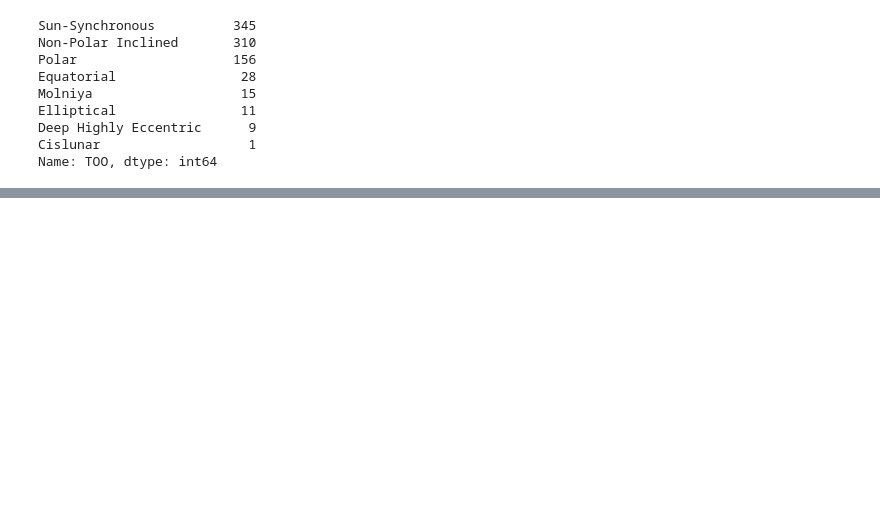
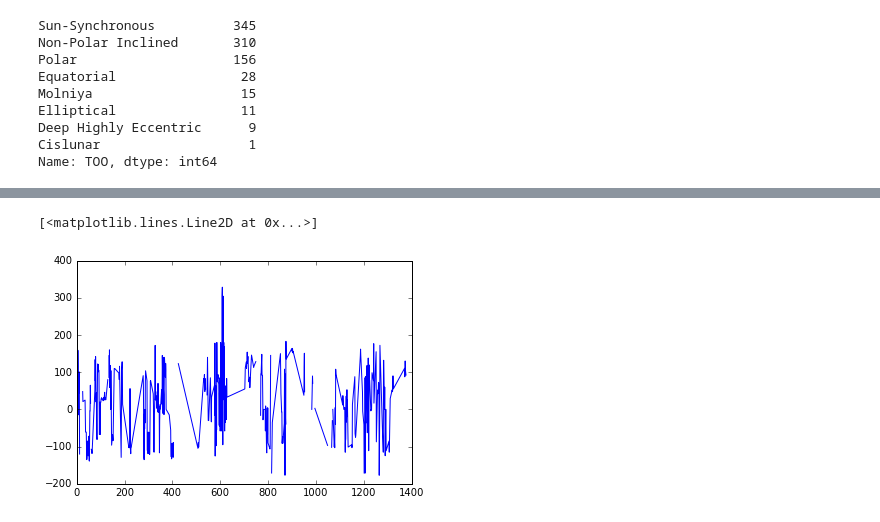
Before and after one commit to Ianssmith/Satellite_Map, a Jupyter notebook: satellites.ipynb, the cells around one changed output, grey strips where cells are left out. Cells and saved outputs as stored; diff of their text form; code cells hidden in the pictures; blank space fills up the shorter version.

```diff
--- a/satellites.ipynb
+++ b/satellites.ipynb
@@ -267,0 +373,5 @@ min(data.perigee_km)
+# %%
+plt.plot(GEO.longitude)
+# %% [output]
+[<matplotlib.lines.Line2D at 0x...>]
+[figure, added]
```
Also changed, not shown: parts of 32 cells of this notebook.
